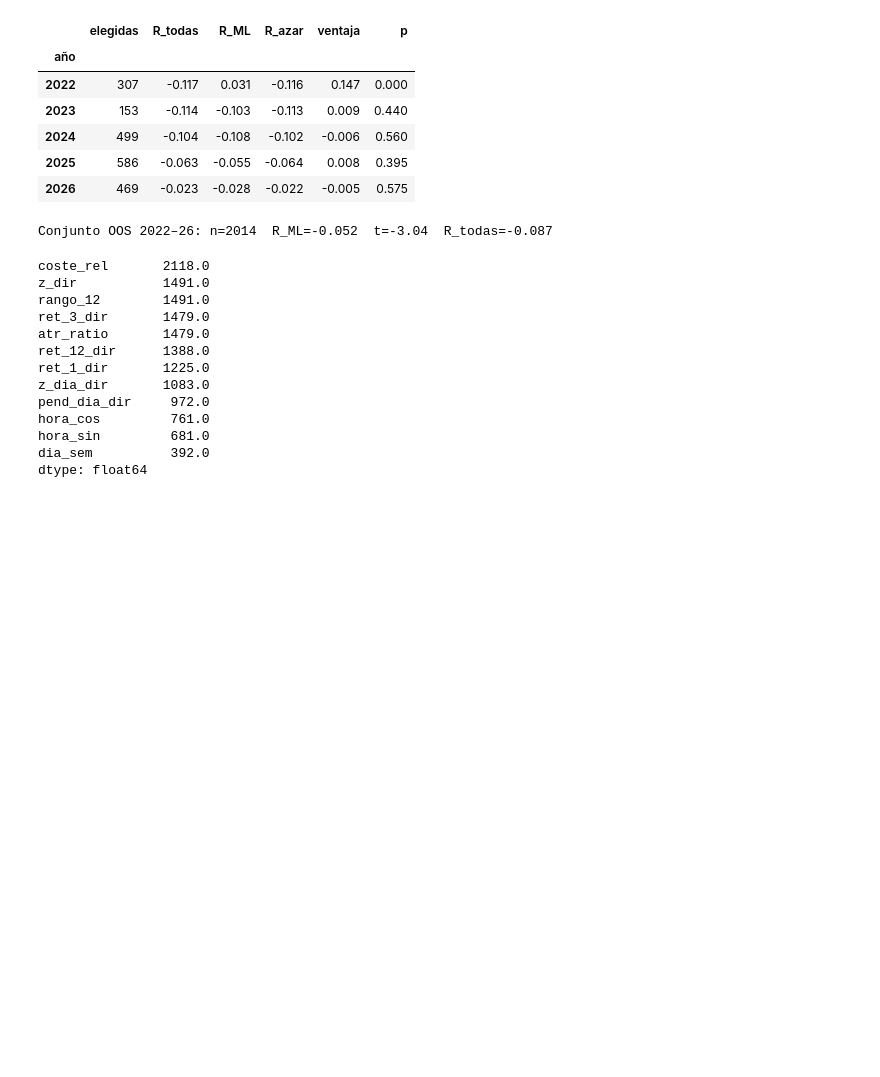
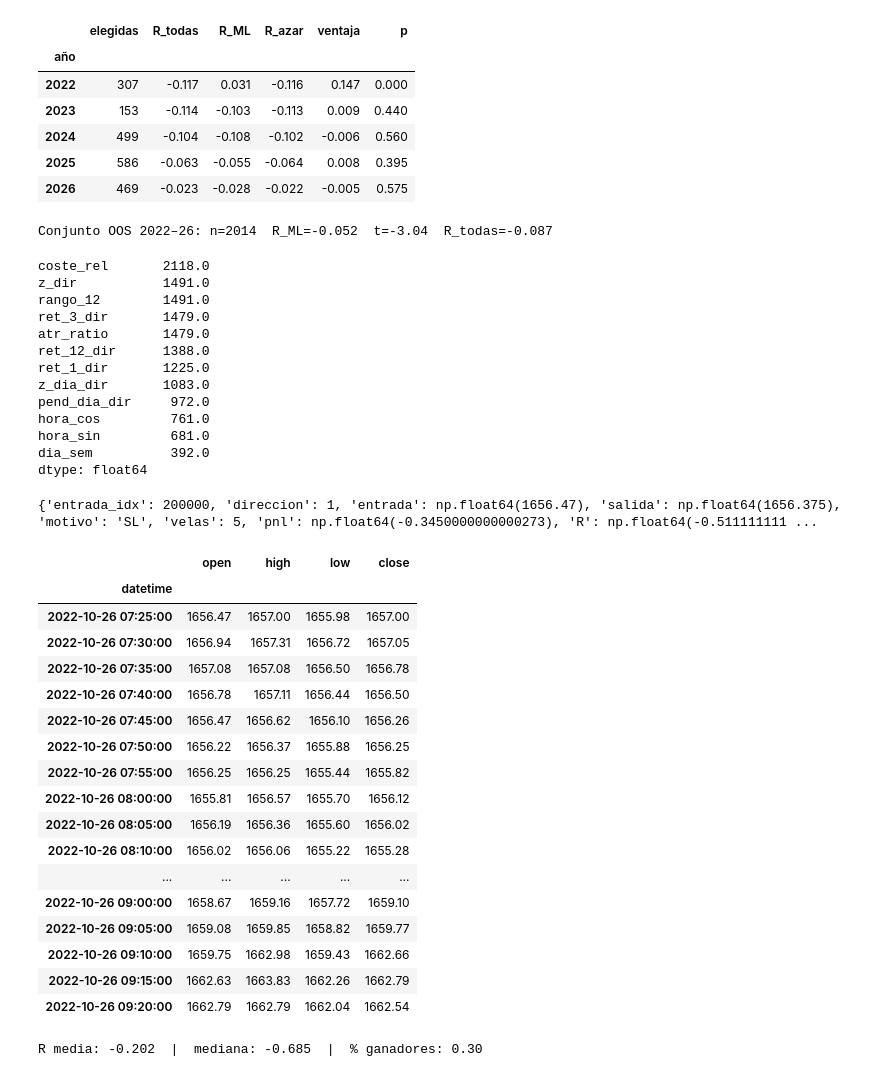
Before and after one commit to K4iserDev/Quant, a Jupyter notebook: notebooks/06_ML.ipynb, the cells around one changed output. Drawn from its saved outputs; the diff is of its cells as text; code cells hidden in the pictures; blank space fills up the shorter version.

```diff
--- a/notebooks/06_ML.ipynb
+++ b/notebooks/06_ML.ipynb
@@ -168,3 +168,42 @@ hora_cos         761.0
 hora_sin         681.0
 dia_sem          392.0
 dtype: float64
+# %%
+from src.backtest import simular_trade_trailing
+o, h, l, c = (df[col].values for col in ["open", "high", "low", "close"])
+a = df["atr"].values
+
+# 1) Un trade concreto: comprobarlo a mano con las velas
+i = 200_000
+print(simular_trade_trailing(o, h, l, c, i, 1, a[i-1], a[i-1], 24, 0.25))
+df.iloc[i:i+24][["open", "high", "low", "close"]]
+# %% [output]
+{'entrada_idx': 200000, 'direccion': 1, 'entrada': np.float64(1656.47), 'salida': np.float64(1656.375), 'motivo': 'SL', 'velas': 5, 'pnl': np.float64(-0.3450000000000273), 'R': np.float64(-0.511111111 ...
+|  | open | high | low | close |
+| datetime |  |  |  |  |
+| 2022-10-26 07:25:00 | 1656.47 | 1657.00 | 1655.98 | 1657.00 |
+| 2022-10-26 07:30:00 | 1656.94 | 1657.31 | 1656.72 | 1657.05 |
+| 2022-10-26 07:35:00 | 1657.08 | 1657.08 | 1656.50 | 1656.78 |
+| 2022-10-26 07:40:00 | 1656.78 | 1657.11 | 1656.44 | 1656.50 |
+| 2022-10-26 07:45:00 | 1656.47 | 1656.62 | 1656.10 | 1656.26 |
+| 2022-10-26 07:50:00 | 1656.22 | 1656.37 | 1655.88 | 1656.25 |
+| 2022-10-26 07:55:00 | 1656.25 | 1656.25 | 1655.44 | 1655.82 |
+| 2022-10-26 08:00:00 | 1655.81 | 1656.57 | 1655.70 | 1656.12 |
+| 2022-10-26 08:05:00 | 1656.19 | 1656.36 | 1655.60 | 1656.02 |
+| 2022-10-26 08:10:00 | 1656.02 | 1656.06 | 1655.22 | 1655.28 |
+| ... | ... | ... | ... | ... |
+| 2022-10-26 09:00:00 | 1658.67 | 1659.16 | 1657.72 | 1659.10 |
+| 2022-10-26 09:05:00 | 1659.08 | 1659.85 | 1658.82 | 1659.77 |
+| 2022-10-26 09:10:00 | 1659.75 | 1662.98 | 1659.43 | 1662.66 |
+| 2022-10-26 09:15:00 | 1662.63 | 1663.83 | 1662.26 | 1662.79 |
+| 2022-10-26 09:20:00 | 1662.79 | 1662.79 | 1662.04 | 1662.54 |
+# %%
+# 2) Control aleatorio con trailing: ¿la R media es ≈ −coste/SL, como debería?
+rng = np.random.default_rng(0)
+idxs = rng.choice(np.arange(300, len(df) - 30), 5000, replace=False)
+dirs = rng.choice([1, -1], 5000)
+R = [simular_trade_trailing(o, h, l, c, i, d, a[i-1], a[i-1], 24, 0.25)["R"] for i, d in zip(idxs, dirs)]
+R = np.array(R)
+print(f"R media: {R.mean():.3f}  |  mediana: {np.median(R):.3f}  |  % ganadores: {(R > 0).mean():.2f}")
+# %% [output]
+R media: -0.202  |  mediana: -0.685  |  % ganadores: 0.30
```
Also changed, not shown: parts of 4 cells of this notebook, 11 other files.
